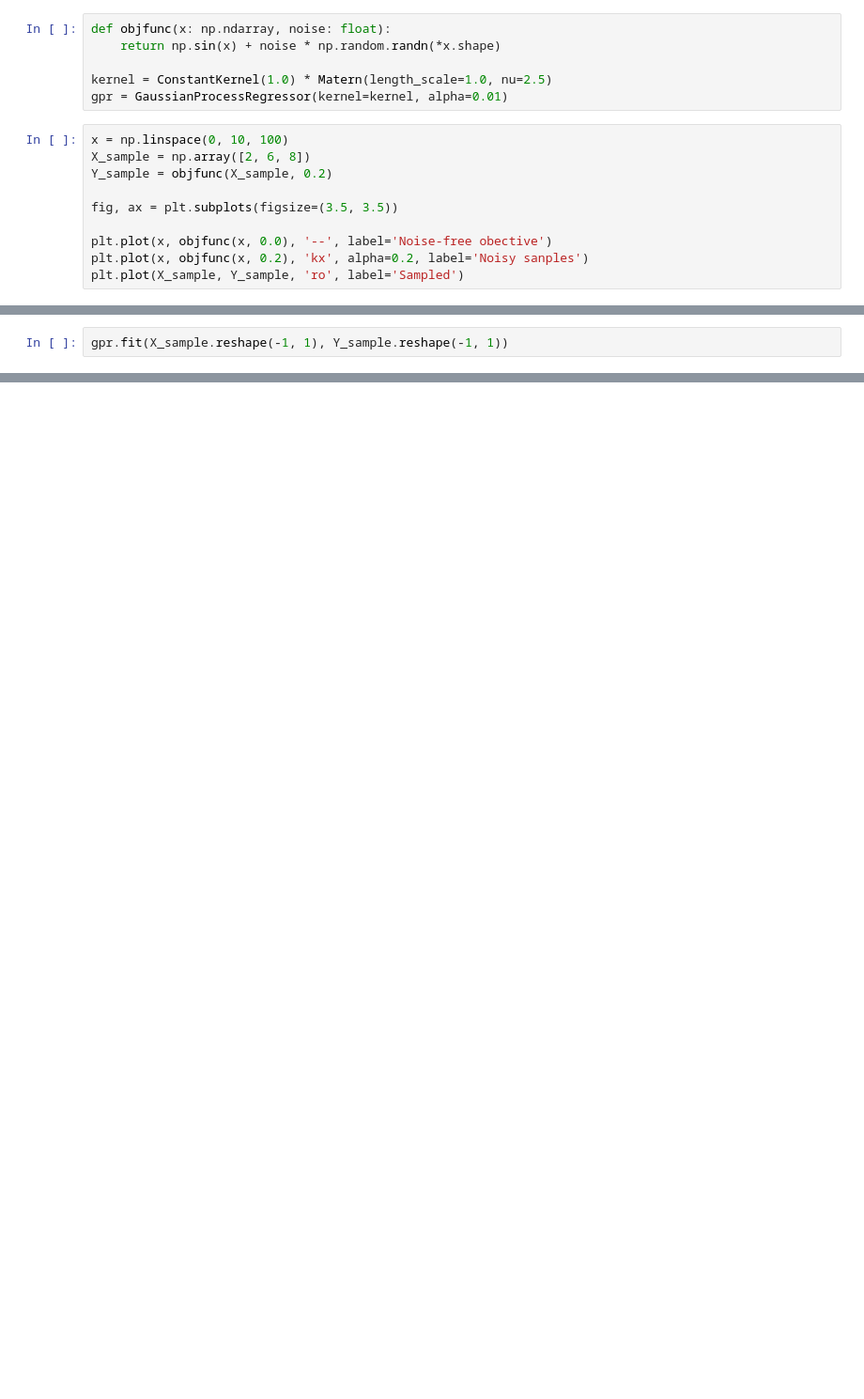
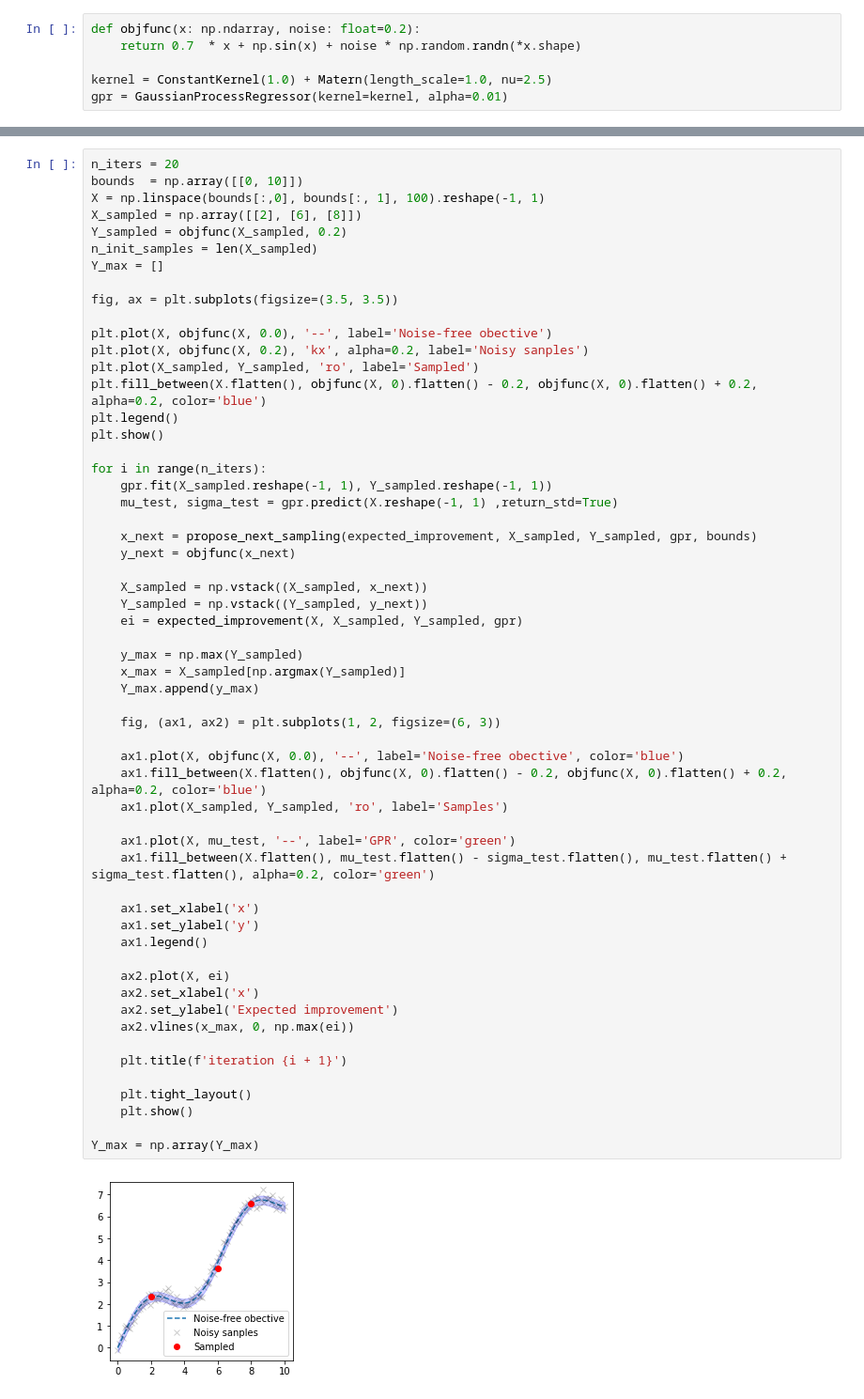
Before and after one commit to denyskononenko/datasciencesnippets, a Jupyter notebook: com_opt/bayes_opt.ipynb, the cells around one changed output, grey strips where cells are left out. Shown: that part at 94% size. Drawn from its saved outputs; the diff is of its cells as text; blank space fills up the shorter version.

```diff
--- a/com_opt/bayes_opt.ipynb
+++ b/com_opt/bayes_opt.ipynb
@@ -8,18 +28,8 @@ from ipywidgets import interactive
 from sklearn.gaussian_process import GaussianProcessRegressor
 from sklearn.gaussian_process.kernels import ConstantKernel, Matern
 # %%
-def objfunc(x: np.ndarray, noise: float):
-    return np.sin(x) + noise * np.random.randn(*x.shape)
+def objfunc(x: np.ndarray, noise: float=0.2):
+    return 0.7  * x + np.sin(x) + noise * np.random.randn(*x.shape)
 
-kernel = ConstantKernel(1.0) * Matern(length_scale=1.0, nu=2.5)
+kernel = ConstantKernel(1.0) + Matern(length_scale=1.0, nu=2.5)
 gpr = GaussianProcessRegressor(kernel=kernel, alpha=0.01)
-# %%
-x = np.linspace(0, 10, 100)
-X_sample = np.array([2, 6, 8])
-Y_sample = objfunc(X_sample, 0.2)
-
-fig, ax = plt.subplots(figsize=(3.5, 3.5))
-
-plt.plot(x, objfunc(x, 0.0), '--', label='Noise-free obective')
-plt.plot(x, objfunc(x, 0.2), 'kx', alpha=0.2, label='Noisy sanples')
-plt.plot(X_sample, Y_sample, 'ro', label='Sampled')
@@ -46,2 +85,0 @@ def expected_improvement(x, X_samped, Y_sampled, gpr, xi=0.01):
-# %%
-gpr.fit(X_sample.reshape(-1, 1), Y_sample.reshape(-1, 1))
@@ -54,0 +86,59 @@ array([0.02418617])
+# %%
+n_iters = 20
+bounds  = np.array([[0, 10]])
+X = np.linspace(bounds[:,0], bounds[:, 1], 100).reshape(-1, 1)
+X_sampled = np.array([[2], [6], [8]])
+Y_sampled = objfunc(X_sampled, 0.2)
+n_init_samples = len(X_sampled)
+Y_max = []
+
+fig, ax = plt.subplots(figsize=(3.5, 3.5))
+
+plt.plot(X, objfunc(X, 0.0), '--', label='Noise-free obective')
+plt.plot(X, objfunc(X, 0.2), 'kx', alpha=0.2, label='Noisy sanples')
+plt.plot(X_sampled, Y_sampled, 'ro', label='Sampled')
+plt.fill_between(X.flatten(), objfunc(X, 0).flatten() - 0.2, objfunc(X, 0).flatten() + 0.2, alpha=0.2, color='blue')
+plt.legend()
+plt.show()
+
+for i in range(n_iters):
+    gpr.fit(X_sampled.reshape(-1, 1), Y_sampled.reshape(-1, 1))
+    mu_test, sigma_test = gpr.predict(X.reshape(-1, 1) ,return_std=True)
+
+    x_next = propose_next_sampling(expected_improvement, X_sampled, Y_sampled, gpr, bounds)
+    y_next = objfunc(x_next)
+
+    X_sampled = np.vstack((X_sampled, x_next))
+    Y_sampled = np.vstack((Y_sampled, y_next))
+    ei = expected_improvement(X, X_sampled, Y_sampled, gpr)
+
+    y_max = np.max(Y_sampled)
+    x_max = X_sampled[np.argmax(Y_sampled)]
+    Y_max.append(y_max)
+
+    fig, (ax1, ax2) = plt.subplots(1, 2, figsize=(6, 3))
+
+    ax1.plot(X, objfunc(X, 0.0), '--', label='Noise-free obective', color='blue')
+    ax1.fill_between(X.flatten(), objfunc(X, 0).flatten() - 0.2, objfunc(X, 0).flatten() + 0.2, alpha=0.2, color='blue')
+    ax1.plot(X_sampled, Y_sampled, 'ro', label='Samples')
+
+    ax1.plot(X, mu_test, '--', label='GPR', color='green')
+    ax1.fill_between(X.flatten(), mu_test.flatten() - sigma_test.flatten(), mu_test.flatten() + sigma_test.flatten(), alpha=0.2, color='green')
+
+    ax1.set_xlabel('x')
+    ax1.set_ylabel('y')
+    ax1.legend()
+
+    ax2.plot(X, ei)
+    ax2.set_xlabel('x')
+    ax2.set_ylabel('Expected improvement')
+    ax2.vlines(x_max, 0, np.max(ei))
+
+    plt.title(f'iteration {i + 1}')
+
+    plt.tight_layout()
+    plt.show()
+
+Y_max = np.array(Y_max)
+# %% [output]
+[figure, added]
```
Also changed, not shown: parts of 11 cells of this notebook.
